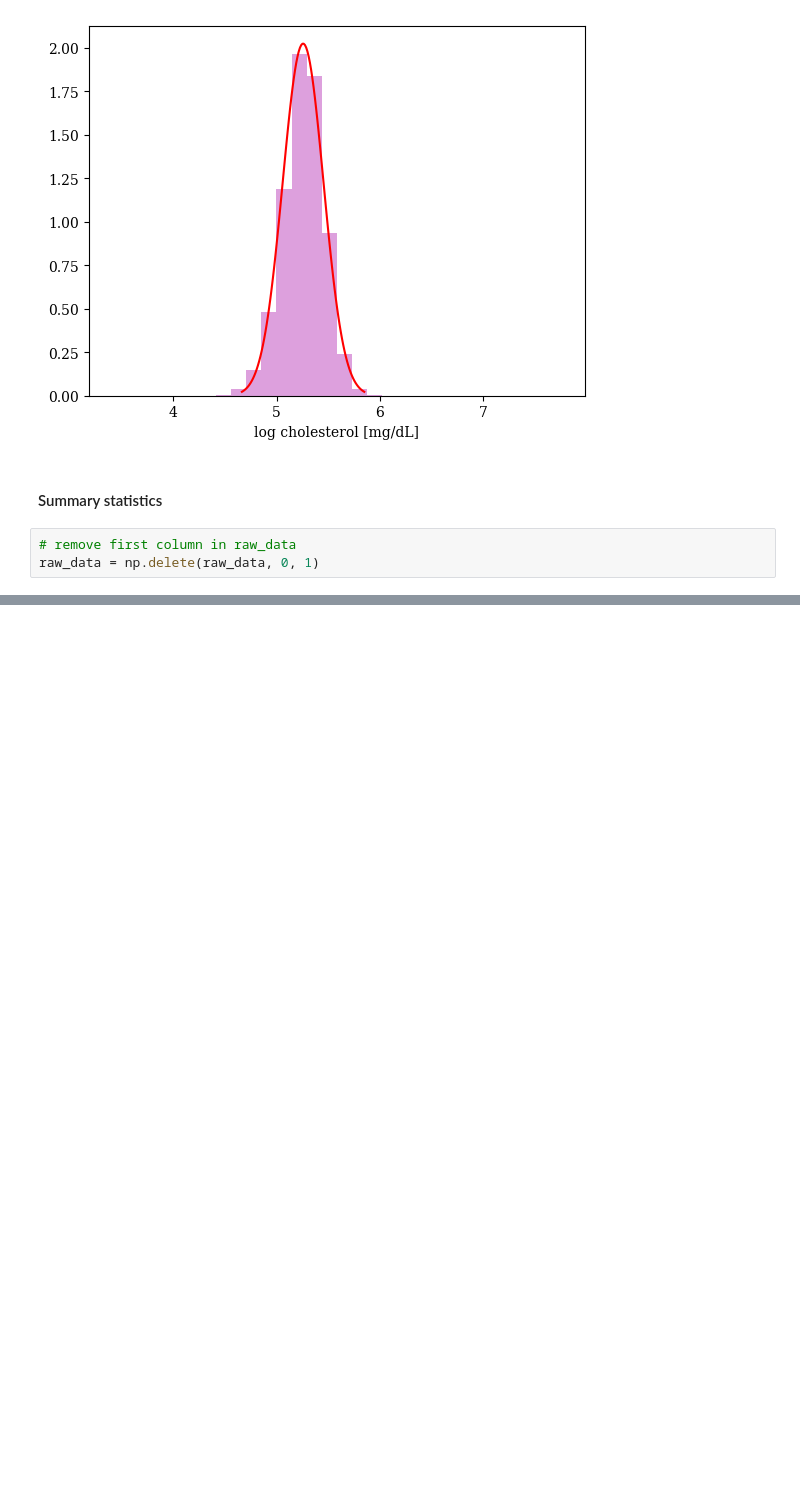
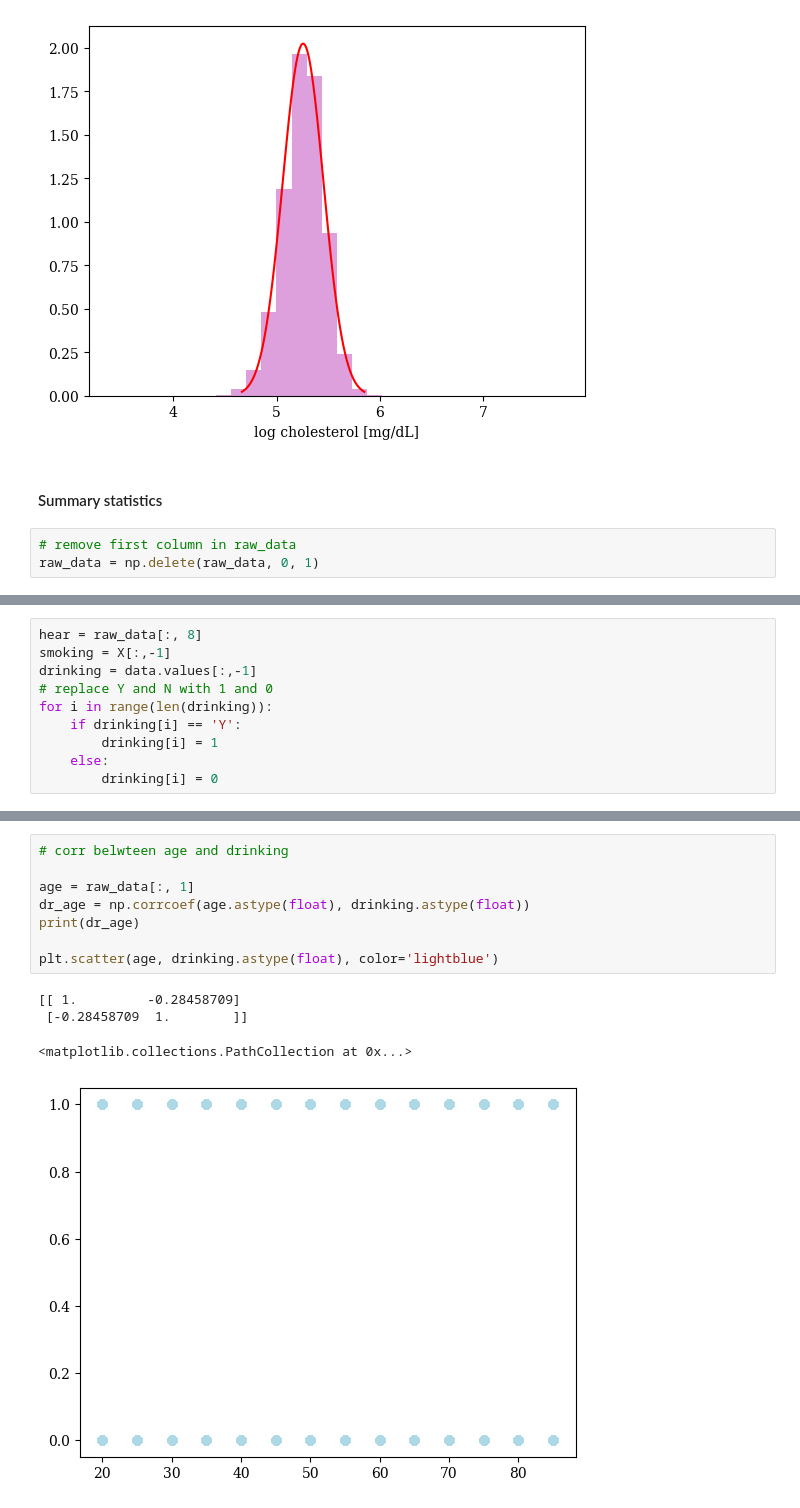
Before and after one commit to CarlaZdravkovicHugod/MLProject1, a Jupyter notebook: viz.ipynb, the cells around one changed output, grey strips where cells are left out. Cells and saved outputs as stored; diff of their text form; blank space fills up the shorter version.

```diff
--- a/viz.ipynb
+++ b/viz.ipynb
@@ -261,0 +237,10 @@ display(np.mean(drk), np.std(drk), np.quantile(drk, 0.25), np.quantile(drk, 0.5)
+# %%
+hear = raw_data[:, 8]
+smoking = X[:,-1]
+drinking = data.values[:,-1]
+# replace Y and N with 1 and 0
+for i in range(len(drinking)):
+    if drinking[i] == 'Y':
+        drinking[i] = 1
+    else:
+        drinking[i] = 0
@@ -261,0 +264,13 @@ display(np.mean(drk), np.std(drk), np.quantile(drk, 0.25), np.quantile(drk, 0.5)
+# %%
+# corr belwteen age and drinking
+
+age = raw_data[:, 1]
+dr_age = np.corrcoef(age.astype(float), drinking.astype(float))
+print(dr_age)
+
+plt.scatter(age, drinking.astype(float), color='lightblue')
+# %% [output]
+[[ 1.         -0.28458709]
+ [-0.28458709  1.        ]]
+<matplotlib.collections.PathCollection at 0x...>
+[figure, added]
```
Also changed, not shown: parts of 11 cells of this notebook, 3 other files.
